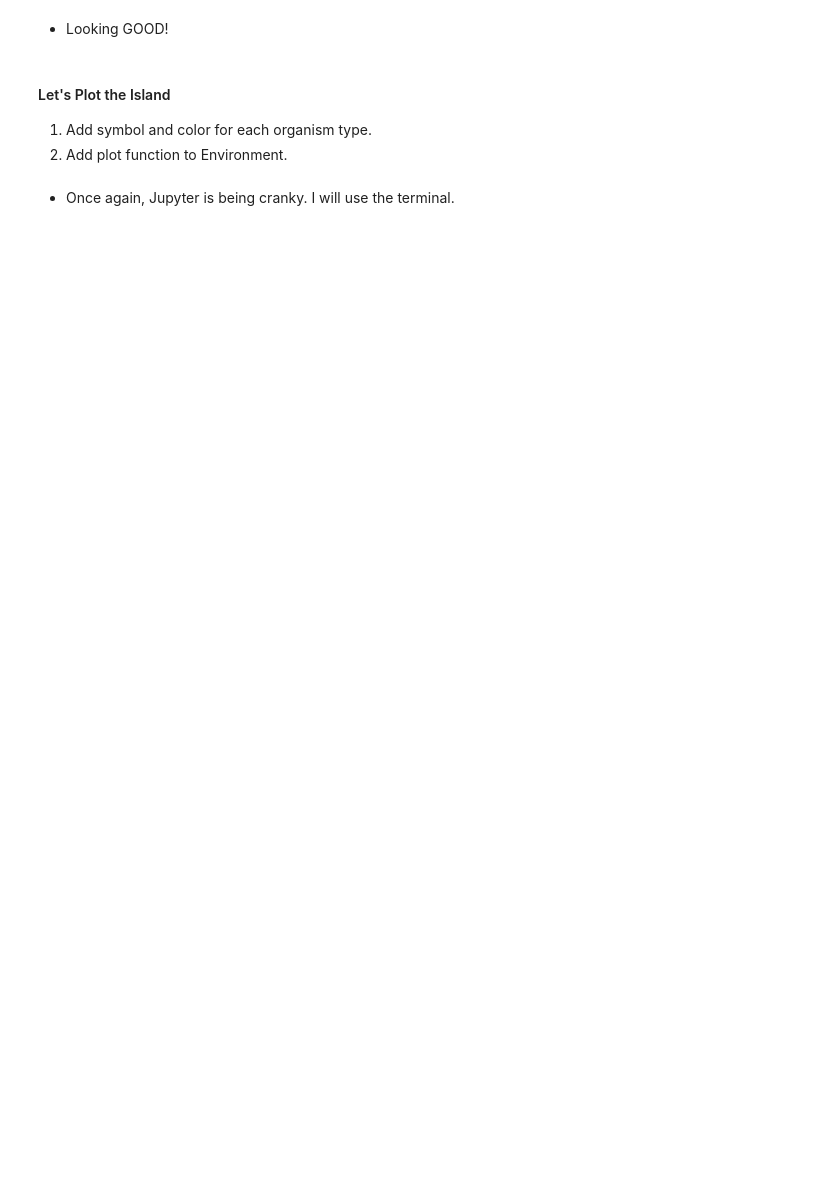
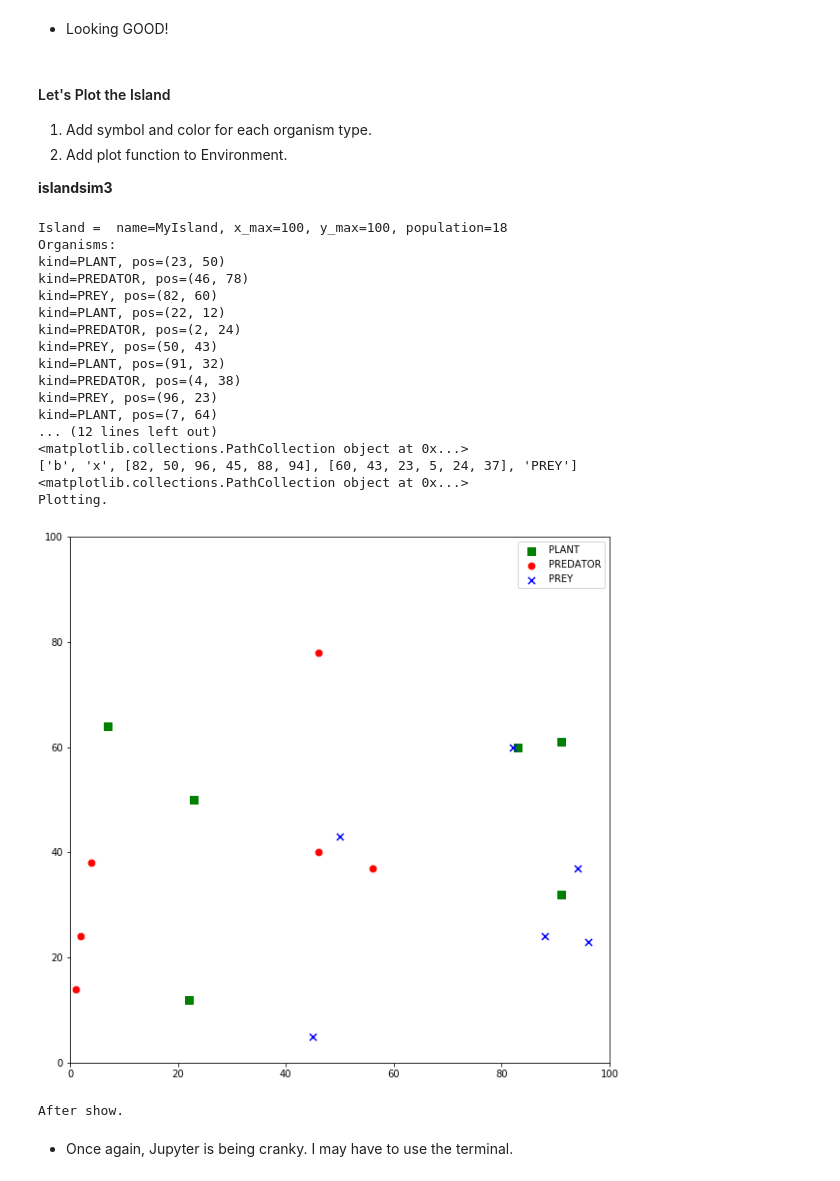
Before and after one commit to donald-f-ferguson/e1006s18, a Jupyter notebook: Notebooks/e1006_L16_S2018_OOP-Continues.ipynb, the cells around one changed output. Cells and saved outputs as stored; diff of their text form; code cells hidden in the pictures; blank space fills up the shorter version.

```diff
--- a/Notebooks/e1006_L16_S2018_OOP-Continues.ipynb
+++ b/Notebooks/e1006_L16_S2018_OOP-Continues.ipynb
@@ -547,6 +541,9 @@ kind=PREY, pos=(67, 5)
 
 1. Add symbol and color for each organism type.
 2. Add plot function to Environment.
+
+
+__islandsim3__
 # %%
 import matplotlib.pyplot as plt
 from matplotlib.animation import FuncAnimation
@@ -730,8 +727,41 @@ class Prey(Animal):
         Animal.__init__(self, env, kind, pos)
         self.plot_color = Prey.plot_color
         self.plot_symbol = Prey.plot_symbol
+# %%
+def test3():
+
+    isle = Island("MyIsland")
+    for i in range(0, 6):
+        a = Plant(isle)
+        b = Predator(isle)
+        c = Prey(isle)
+
+    print("Island = ", isle)
+    isle.plot()
+
+test3()
+# %% [output]
+Island =  name=MyIsland, x_max=100, y_max=100, population=18
+Organisms:
+kind=PLANT, pos=(23, 50)
+kind=PREDATOR, pos=(46, 78)
+kind=PREY, pos=(82, 60)
+kind=PLANT, pos=(22, 12)
+kind=PREDATOR, pos=(2, 24)
+kind=PREY, pos=(50, 43)
+kind=PLANT, pos=(91, 32)
+kind=PREDATOR, pos=(4, 38)
+kind=PREY, pos=(96, 23)
+kind=PLANT, pos=(7, 64)
+... (12 lines left out)
+<matplotlib.collections.PathCollection object at 0x...>
+['b', 'x', [82, 50, 96, 45, 88, 94], [60, 43, 23, 5, 24, 37], 'PREY']
+<matplotlib.collections.PathCollection object at 0x...>
+Plotting.
+[figure, added]
+After show.
 # %% [markdown]
-- Once again, Jupyter is being cranky. I will use the terminal.
+- Once again, Jupyter is being cranky. I may have to use the terminal.
 # %% [markdown]
 #### Add Organism State Change $-$ 1
 
```
Also changed, not shown: parts of 27 cells of this notebook, 17 other files.
